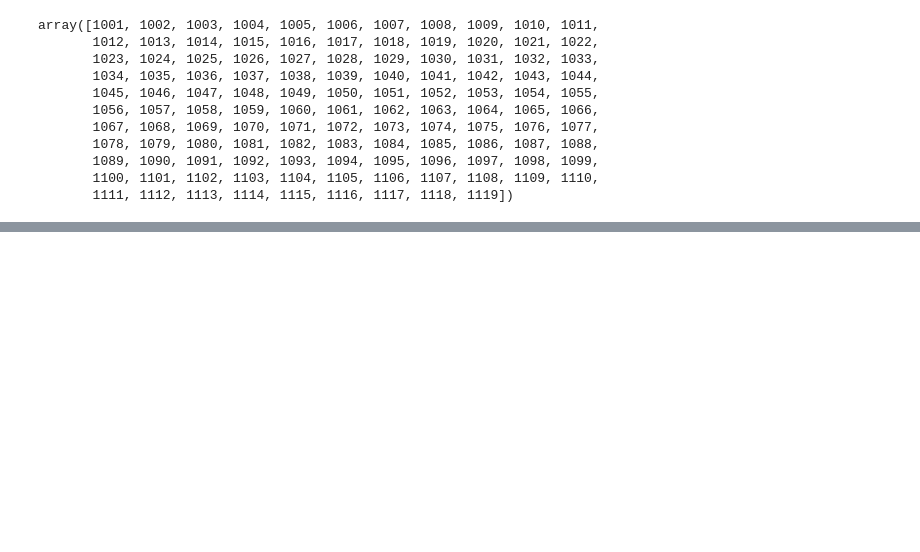
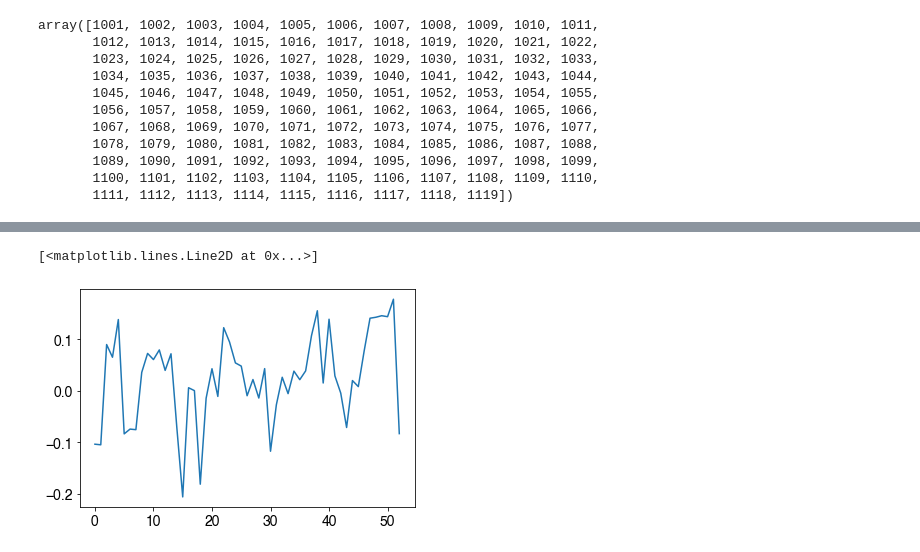
Before and after one commit to ecoffel/2021-heat, a Jupyter notebook: ht_weekly_tx_tw_trend_analysis.ipynb, the cells around one changed output, grey strips where cells are left out. Saved outputs shown, nothing was run; the diff lists cells and outputs as text; code cells hidden in the pictures; blank space fills up the shorter version.

```diff
--- a/ht_weekly_tx_tw_trend_analysis.ipynb
+++ b/ht_weekly_tx_tw_trend_analysis.ipynb
@@ -193,0 +157,5 @@ plt.plot(np.nanmean(np.nanmean(weekly_tw_trend, axis=2), axis=1))
+# %%
+plt.plot(weekly_tx_trend)
+# %% [output]
+[<matplotlib.lines.Line2D at 0x...>]
+[figure, added]
```
Also changed, not shown: parts of 9 cells of this notebook, 15 other files.
